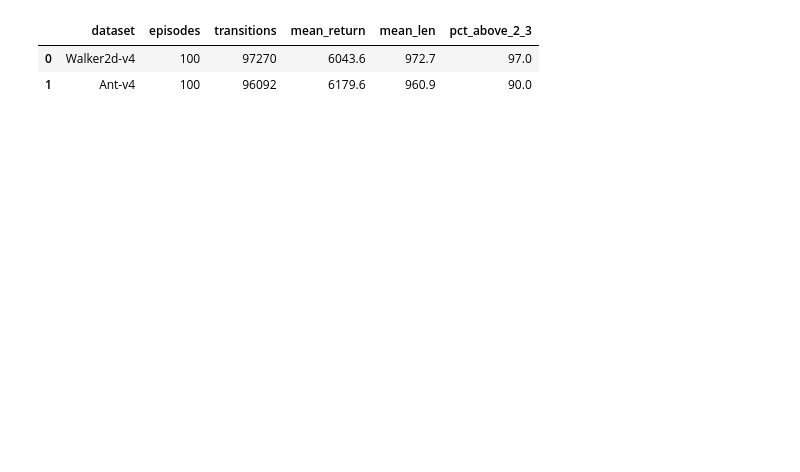
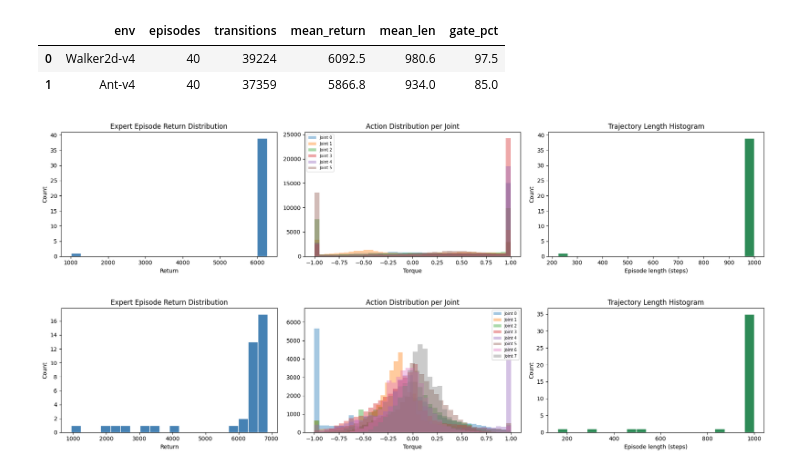
Before and after one commit to em-ech/rl-ppo-imitation-learning, a Jupyter notebook: notebooks/02_data_collection.ipynb, the cells around one changed output. Cells and saved outputs as stored; diff of their text form; code cells hidden in the pictures; blank space fills up the shorter version.

```diff
--- a/notebooks/02_data_collection.ipynb
+++ b/notebooks/02_data_collection.ipynb
@@ -12,12 +12,16 @@ sys.path.insert(0, str(ROOT)); os.chdir(ROOT)
 %matplotlib inline
 import numpy as np, pandas as pd, matplotlib.pyplot as plt
 from IPython.display import Image, display
-OUT, MODELS, LOGS = ROOT/'outputs', ROOT/'models', ROOT/'logs'
+from src import seeding, config
+seeding.set_seed(0)            # numpy + torch + python random
+DEVICE = config.device()
+OUT, MODELS, DATA = ROOT/'outputs', ROOT/'models', ROOT/'data'/'demonstrations'
 def show(name):
     p = OUT/name
-    display(Image(str(p))) if p.exists() else print('missing figure:', name)
+    display(Image(str(p))) if p.exists() else print('precomputed figure not found:', name,
+        '- run the corresponding script (see README)')
 def results(name):
     p = OUT/name
     return json.load(open(p)) if p.exists() else {}
-print('setup ok')
+print('setup ok | seeds set | device', DEVICE)
 # %% [output]
@@ -27,15 +33,26 @@ setup ok
 # %%
-from src import collect
+from stable_baselines3 import PPO
+from src import collect, eval as ev, plotting
 rows = []
-for key in ['Walker2d-v4', 'Ant-v4']:
-    d = collect.load(ROOT/'data'/'demonstrations'/key)
+for env in ['Walker2d-v4', 'Ant-v4']:
+    mdir = MODELS/f'ppo_expert_{env}'
+    if not (mdir/'best_model.zip').exists():
+        print('expert missing for', env); continue
+    model = PPO.load(mdir/'best_model', device='cpu')
+    vn = mdir/'vecnormalize.pkl'
+    norm = ev.load_obs_normalizer(vn)
+    d = collect.collect(model, env, n_episodes=40, out_dir=DATA/f'{env}_nb',
+                        seed=0, obs_transform=norm)
     r = d['episode_returns']; thr = (2/3)*r.mean()
-    rows.append(dict(dataset=key, episodes=len(r),
-        transitions=len(d['observations']),
+    rows.append(dict(env=env, episodes=len(r), transitions=len(d['observations']),
         mean_return=round(float(r.mean()),1), mean_len=round(float(d['episode_lengths'].mean()),1),
-        pct_above_2_3=round(100*float((r>thr).mean()),1)))
+        gate_pct=round(100*float((r>thr).mean()),1)))
+    plotting.save(plotting.dataset_eda(r, d['actions'], d['episode_lengths']),
+                  OUT/f'dataset_analysis_{env}_nb.png')
 pd.DataFrame(rows)
 # %% [output]
-|  | dataset | episodes | transitions | mean_return | mean_len | pct_above_2_3 |
-| 0 | Walker2d-v4 | 100 | 97270 | 6043.6 | 972.7 | 97.0 |
-| 1 | Ant-v4 | 100 | 96092 | 6179.6 | 960.9 | 90.0 |
+|  | env | episodes | transitions | mean_return | mean_len | gate_pct |
+| 0 | Walker2d-v4 | 40 | 39224 | 6092.5 | 980.6 | 97.5 |
+| 1 | Ant-v4 | 40 | 37359 | 5866.8 | 934.0 | 85.0 |
+[figure, added]
+[figure, added]
```
Also changed, not shown: parts of 11 cells of this notebook, 10 other files.
